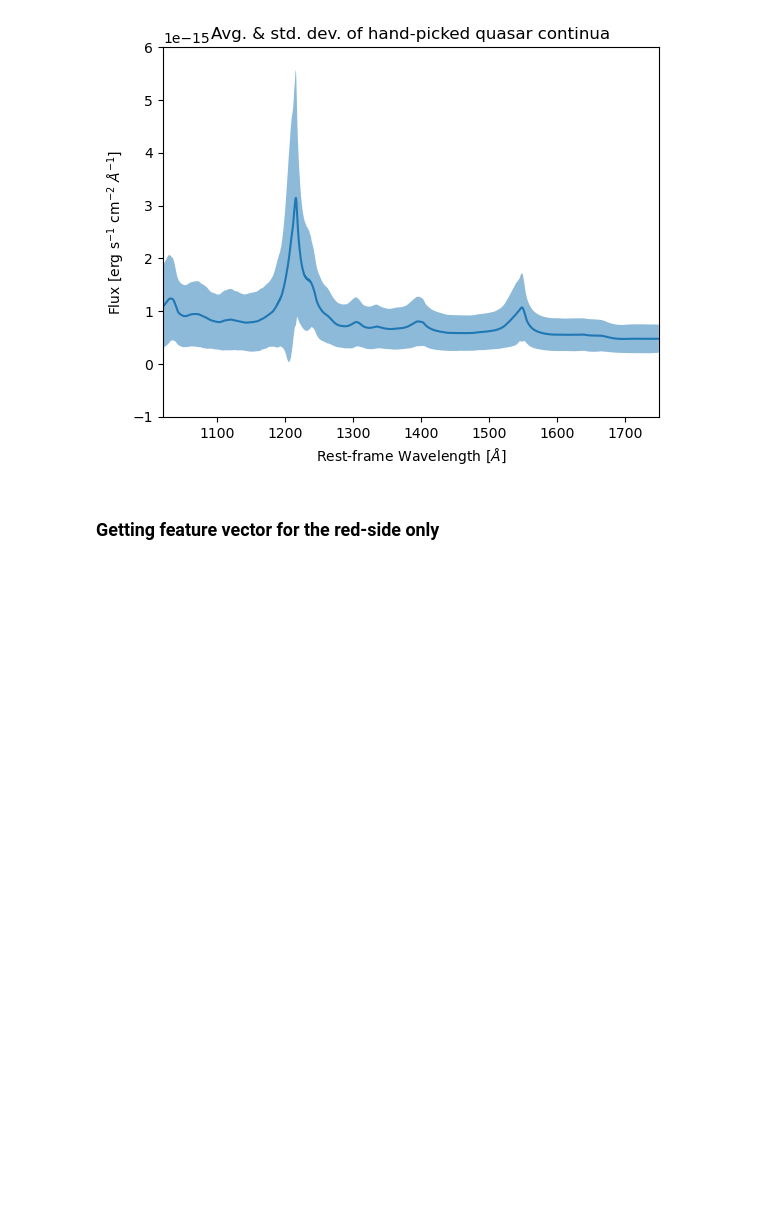
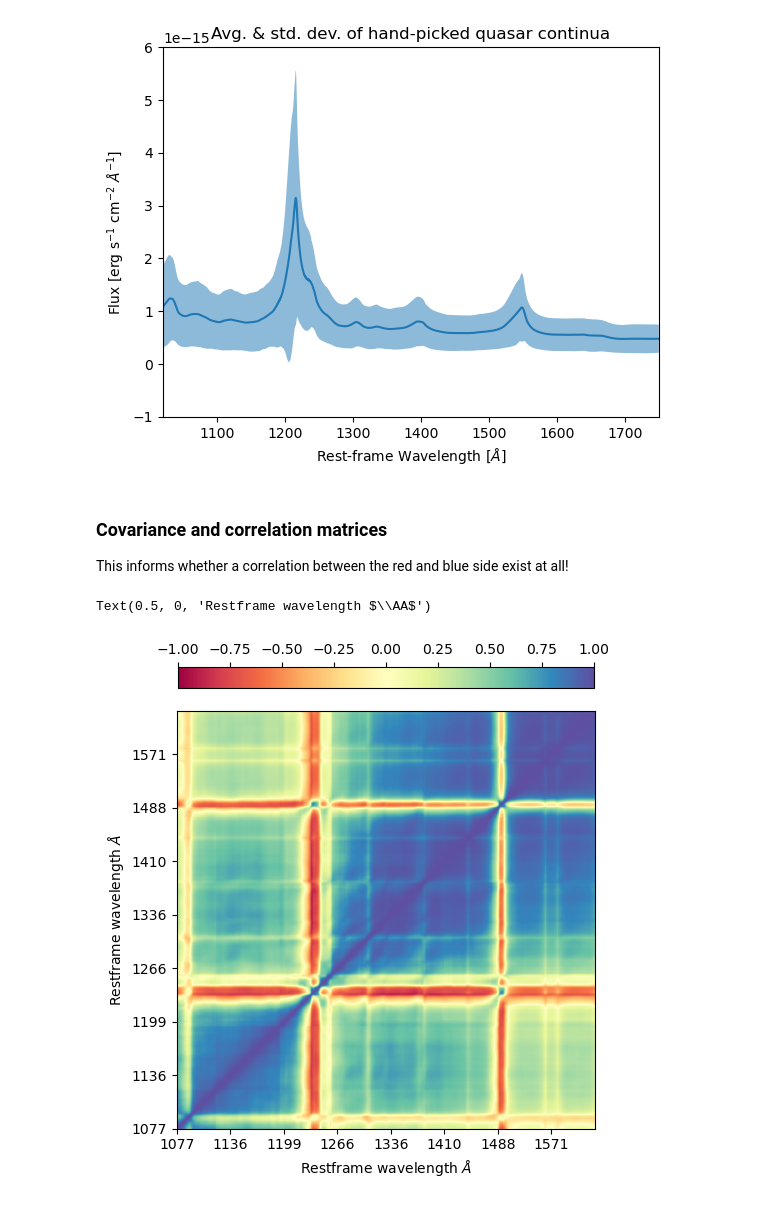
Before and after one commit to bayu-wilson/quasar_spectral_reconstruction_with_PCA, a Jupyter notebook: DimReductionAstroSpectra.ipynb, the cells around one changed output. Cells and saved outputs as stored; diff of their text form; code cells hidden in the pictures; blank space fills up the shorter version.

```diff
--- a/DimReductionAstroSpectra.ipynb
+++ b/DimReductionAstroSpectra.ipynb
@@ -137,5 +137,28 @@ plt.xlabel(r"Rest-frame Wavelength [$\AA$]")
 plt.title("Avg. & std. dev. of hand-picked quasar continua");
 # %% [output]
 [figure]
-# %% [markdown]
-### Getting feature vector for the red-side only
+# %% [markdown]
+### Covariance and correlation matrices
+
+This informs whether a correlation between the red and blue side exist at all!
+# %%
+cov_matrix = np.cov(X_pp,rowvar=False)
+std_devs = np.sqrt(np.diag(cov_matrix))
+correlation_matrix = cov_matrix / np.outer(std_devs, std_devs)
+# %%
+fig,ax = plt.subplots(1,figsize=(6,6))
+im = ax.imshow(correlation_matrix,origin='lower',vmin=-1,vmax=1,cmap='Spectral')
+fig.colorbar(im, ax=ax, orientation="horizontal",fraction=0.045, pad=0.05,location='top')
+# ax.set_xticks([])
+# ax.set_yticks([])
+# ax.set_ylabels()
+# ax.set_yticks(wave_grid)
+newlabels = [f"{i:.0f}" for i in  wave_grid[np.arange(0,len(wave_grid),int(len(wave_grid)/10))]][:-1]
+ax.set_yticklabels(newlabels)
+ax.set_xticklabels(newlabels)
+
+ax.set_ylabel(r"Restframe wavelength $\AA$")
+ax.set_xlabel(r"Restframe wavelength $\AA$")
+# %% [output]
+Text(0.5, 0, 'Restframe wavelength $\\AA$')
+[figure, added]
```
Also changed, not shown: parts of 51 cells of this notebook.
